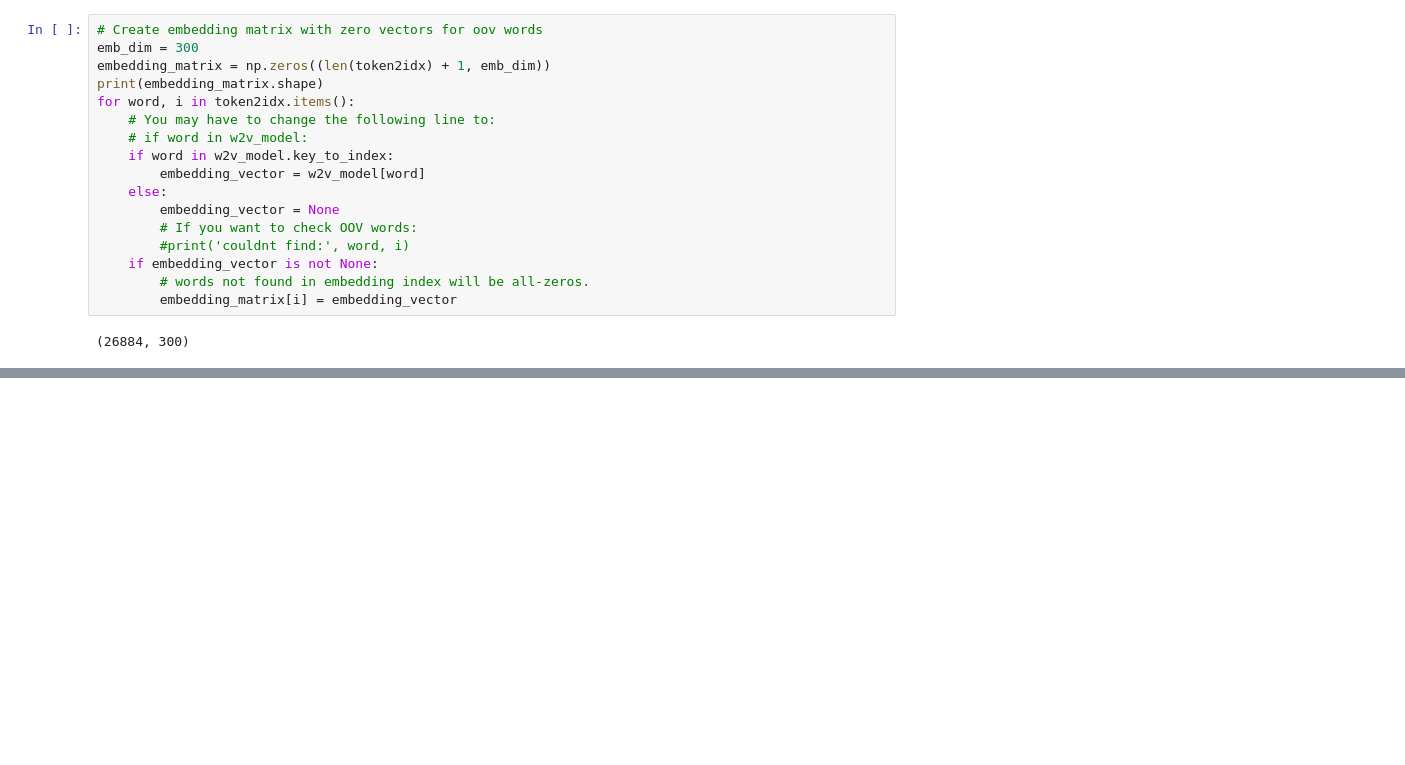
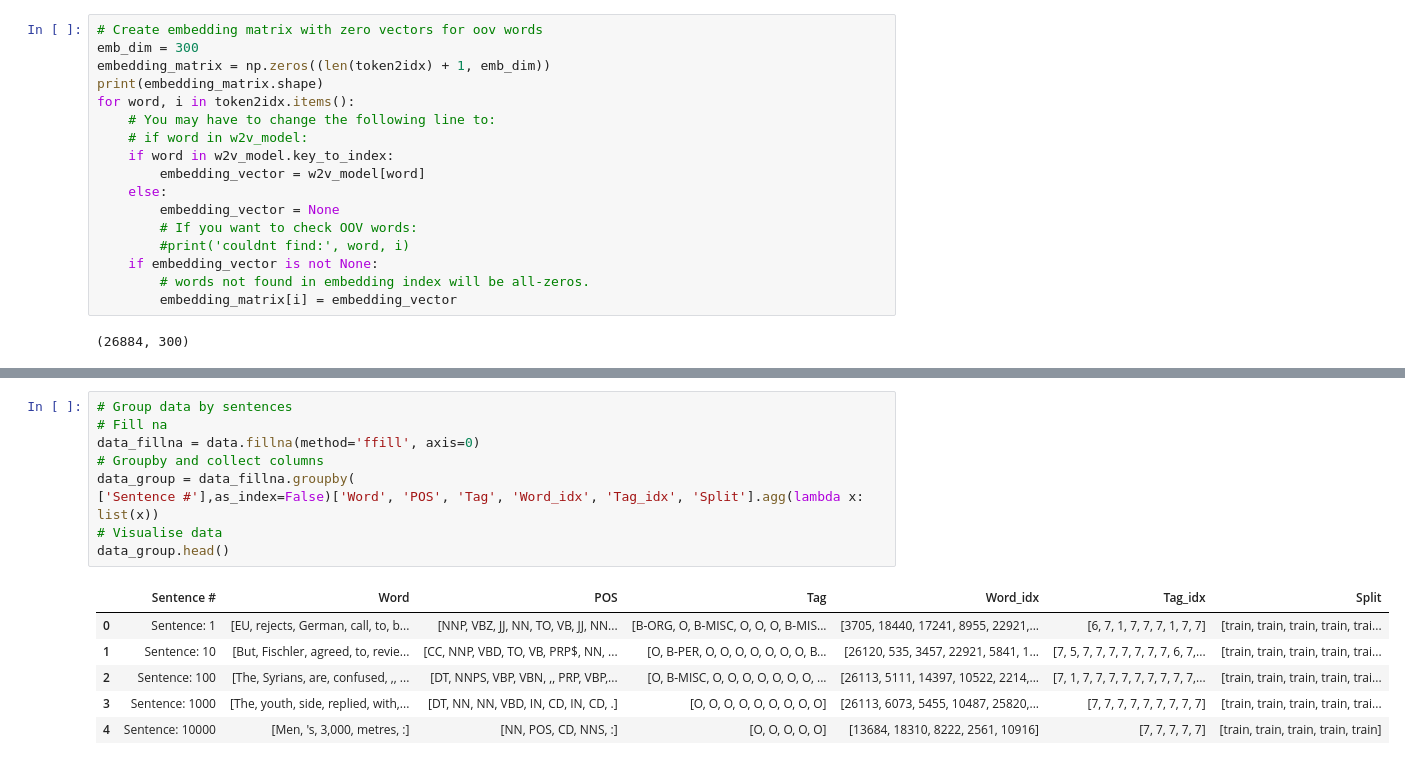
Before and after one commit to melisnv/machine-learning-for-nlp, a Jupyter notebook: Assignment III/lstm-ner.ipynb, the cells around one changed output, grey strips where cells are left out. Drawn from its saved outputs; the diff is of its cells as text; blank space fills up the shorter version.

```diff
--- a/Assignment III/lstm-ner.ipynb
+++ b/Assignment III/lstm-ner.ipynb
@@ -126,0 +148,16 @@ for word, i in token2idx.items():
+# %%
+# Group data by sentences
+# Fill na
+data_fillna = data.fillna(method='ffill', axis=0)
+# Groupby and collect columns
+data_group = data_fillna.groupby(
+['Sentence #'],as_index=False)['Word', 'POS', 'Tag', 'Word_idx', 'Tag_idx', 'Split'].agg(lambda x: list(x))
+# Visualise data
+data_group.head()
+# %% [output]
+|  | Sentence # | Word | POS | Tag | Word_idx | Tag_idx | Split |
+| 0 | Sentence: 1 | [EU, rejects, German, call, to, b... | [NNP, VBZ, JJ, NN, TO, VB, JJ, NN... | [B-ORG, O, B-MISC, O, O, O, B-MIS... | [3705, 18440, 17241, 8955, 22921,... | [6, 7, 1, 7, 7, 7, 1, 7, 7] | [train, train, train, train, trai... |
+| 1 | Sentence: 10 | [But, Fischler, agreed, to, revie... | [CC, NNP, VBD, TO, VB, PRP$, NN, ... | [O, B-PER, O, O, O, O, O, O, O, B... | [26120, 535, 3457, 22921, 5841, 1... | [7, 5, 7, 7, 7, 7, 7, 7, 7, 6, 7,... | [train, train, train, train, trai... |
+| 2 | Sentence: 100 | [The, Syrians, are, confused, ,, ... | [DT, NNPS, VBP, VBN, ,, PRP, VBP,... | [O, B-MISC, O, O, O, O, O, O, O, ... | [26113, 5111, 14397, 10522, 2214,... | [7, 1, 7, 7, 7, 7, 7, 7, 7, 7, 7,... | [train, train, train, train, trai... |
+| 3 | Sentence: 1000 | [The, youth, side, replied, with,... | [DT, NN, NN, VBD, IN, CD, IN, CD, .] | [O, O, O, O, O, O, O, O, O] | [26113, 6073, 5455, 10487, 25820,... | [7, 7, 7, 7, 7, 7, 7, 7, 7] | [train, train, train, train, trai... |
+| 4 | Sentence: 10000 | [Men, 's, 3,000, metres, :] | [NN, POS, CD, NNS, :] | [O, O, O, O, O] | [13684, 18310, 8222, 2561, 10916] | [7, 7, 7, 7, 7] | [train, train, train, train, train] |
```
Also changed, not shown: parts of 17 cells of this notebook.
